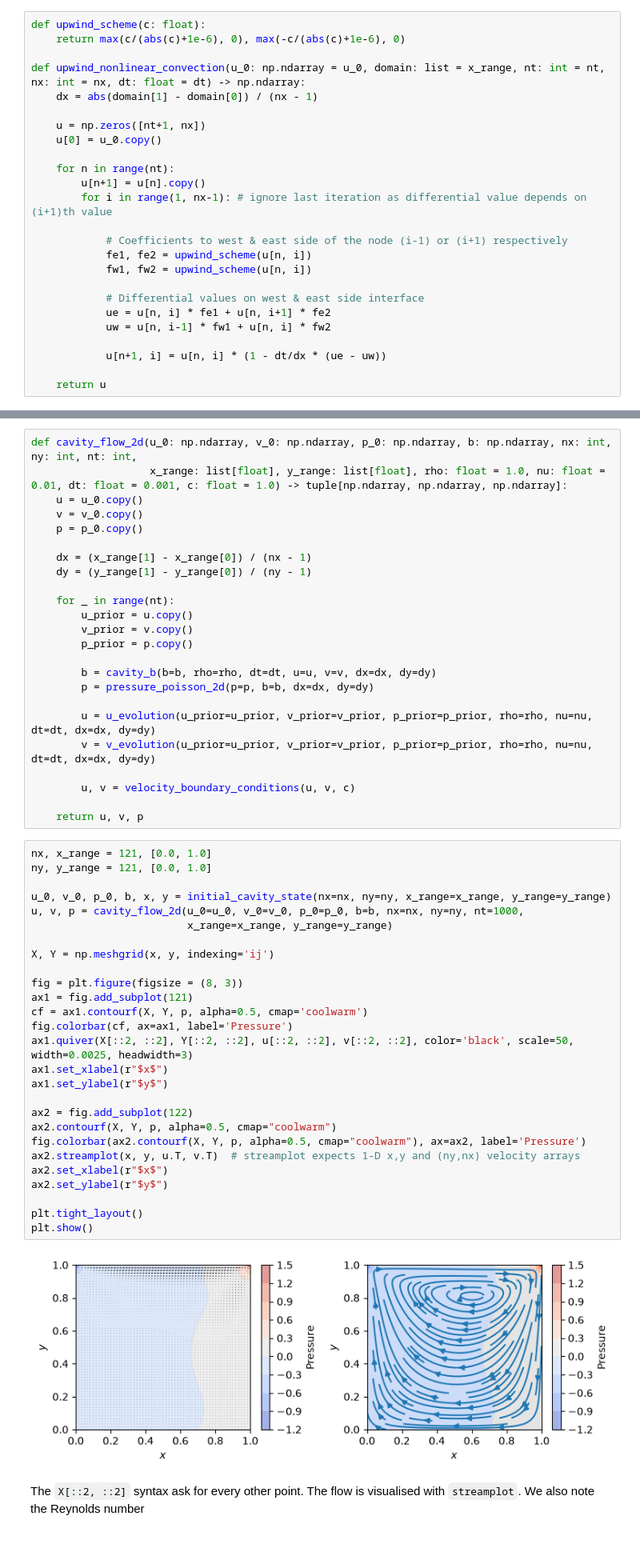
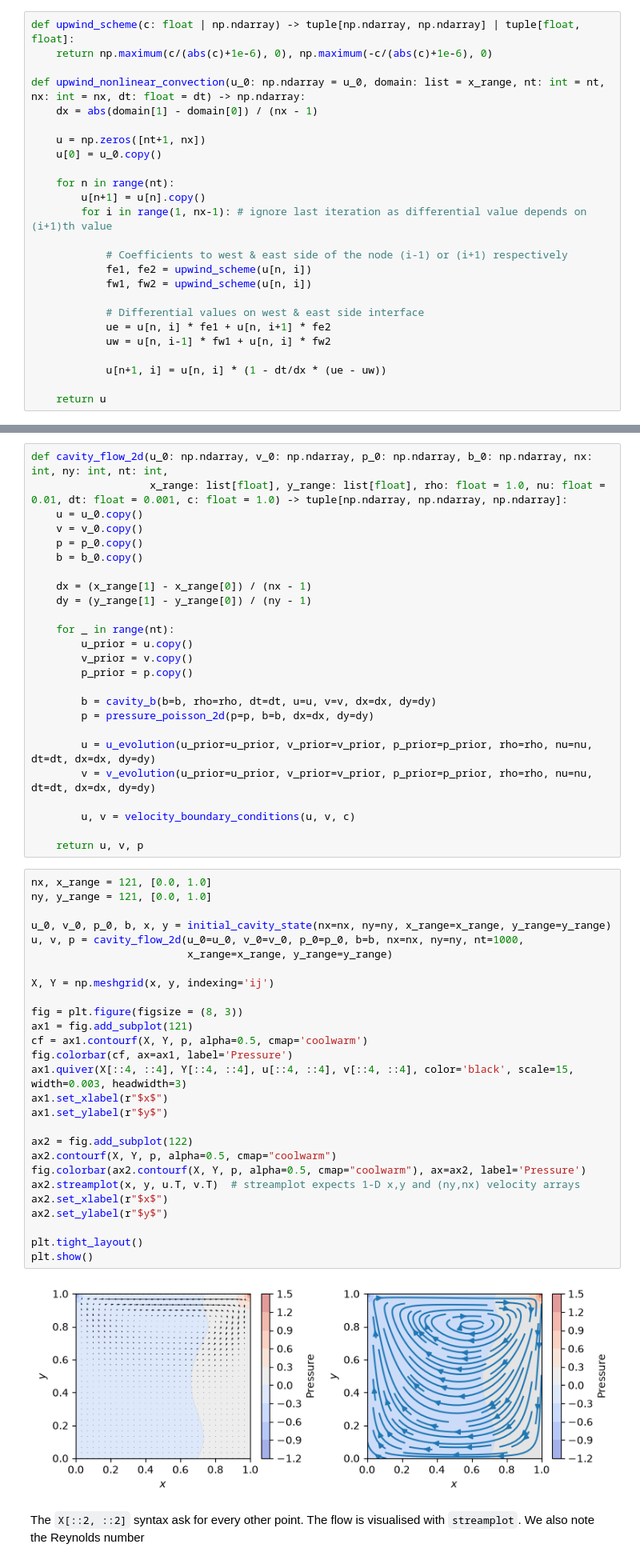
Before and after one commit to SamGr64/CFD-Suite, a Jupyter notebook: CFD.ipynb, the cells around one changed output, grey strips where cells are left out. Shown at 80% size. Drawn from its saved outputs; the diff is of its cells as text.

```diff
--- a/CFD.ipynb
+++ b/CFD.ipynb
@@ -222,8 +222,8 @@ plt.show()
 # %% [markdown]
 The method has clearly failed for negative values. This is due to limitations in the backward scheme, $\frac{u_i^n - u_{i-1}^n}{\Delta x}$, which is much less effective when dealing with nonlinear convection coefficients. To address this issue, we introduce an upwind scheme to handle both positive and negative convection coefficients.
 # %%
-def upwind_scheme(c: float):
-    return max(c/(abs(c)+1e-6), 0), max(-c/(abs(c)+1e-6), 0)
+def upwind_scheme(c: float | np.ndarray) -> tuple[np.ndarray, np.ndarray] | tuple[float, float]:
+    return np.maximum(c/(abs(c)+1e-6), 0), np.maximum(-c/(abs(c)+1e-6), 0)
 
 def upwind_nonlinear_convection(u_0: np.ndarray = u_0, domain: list = x_range, nt: int = nt, nx: int = nx, dt: float = dt) -> np.ndarray:
     dx = abs(domain[1] - domain[0]) / (nx - 1)
@@ -1258,11 +1258,12 @@ def v_evolution(u_prior: np.ndarray, v_prior: np.ndarray, p_prior: np.ndarray, r
               (v_prior[1:-1, 2:] - 2 * v_prior[1:-1, 1:-1] + v_prior[1:-1, :-2]) / dy**2))
     return v
 # %%
-def cavity_flow_2d(u_0: np.ndarray, v_0: np.ndarray, p_0: np.ndarray, b: np.ndarray, nx: int, ny: int, nt: int,
+def cavity_flow_2d(u_0: np.ndarray, v_0: np.ndarray, p_0: np.ndarray, b_0: np.ndarray, nx: int, ny: int, nt: int,
                    x_range: list[float], y_range: list[float], rho: float = 1.0, nu: float = 0.01, dt: float = 0.001, c: float = 1.0) -> tuple[np.ndarray, np.ndarray, np.ndarray]:
     u = u_0.copy()
     v = v_0.copy()
     p = p_0.copy()
+    b = b_0.copy()
 
     dx = (x_range[1] - x_range[0]) / (nx - 1)
     dy = (y_range[1] - y_range[0]) / (ny - 1)
@@ -1284,32 +1285,32 @@ def cavity_flow_2d(u_0: np.ndarray, v_0: np.ndarray, p_0: np.ndarray, b: np.ndar
 # %%
 nx, x_range = 121, [0.0, 1.0]
 ny, y_range = 121, [0.0, 1.0]
 
 u_0, v_0, p_0, b, x, y = initial_cavity_state(nx=nx, ny=ny, x_range=x_range, y_range=y_range)
 u, v, p = cavity_flow_2d(u_0=u_0, v_0=v_0, p_0=p_0, b=b, nx=nx, ny=ny, nt=1000,
                          x_range=x_range, y_range=y_range)
 
 X, Y = np.meshgrid(x, y, indexing='ij')
 
 fig = plt.figure(figsize = (8, 3))
 ax1 = fig.add_subplot(121)
 cf = ax1.contourf(X, Y, p, alpha=0.5, cmap='coolwarm')
 fig.colorbar(cf, ax=ax1, label='Pressure')
-ax1.quiver(X[::2, ::2], Y[::2, ::2], u[::2, ::2], v[::2, ::2], color='black', scale=50, width=0.0025, headwidth=3)
+ax1.quiver(X[::4, ::4], Y[::4, ::4], u[::4, ::4], v[::4, ::4], color='black', scale=15, width=0.003, headwidth=3)
 ax1.set_xlabel(r"$x$")
 ax1.set_ylabel(r"$y$")
 
 ax2 = fig.add_subplot(122)
 ax2.contourf(X, Y, p, alpha=0.5, cmap="coolwarm")
 fig.colorbar(ax2.contourf(X, Y, p, alpha=0.5, cmap="coolwarm"), ax=ax2, label='Pressure')
 ax2.streamplot(x, y, u.T, v.T)  # streamplot expects 1-D x,y and (ny,nx) velocity arrays
 ax2.set_xlabel(r"$x$")
 ax2.set_ylabel(r"$y$")
 
 plt.tight_layout()
 plt.show()
 # %% [output]
-[figure, old version]
+[figure, new version]
 # %% [markdown]
 The `X[::2, ::2]` syntax ask for every other point. The flow is visualised with `streamplot`. We also note the Reynolds number
 # %%
```
Also changed, not shown: parts of 7 cells of this notebook.
